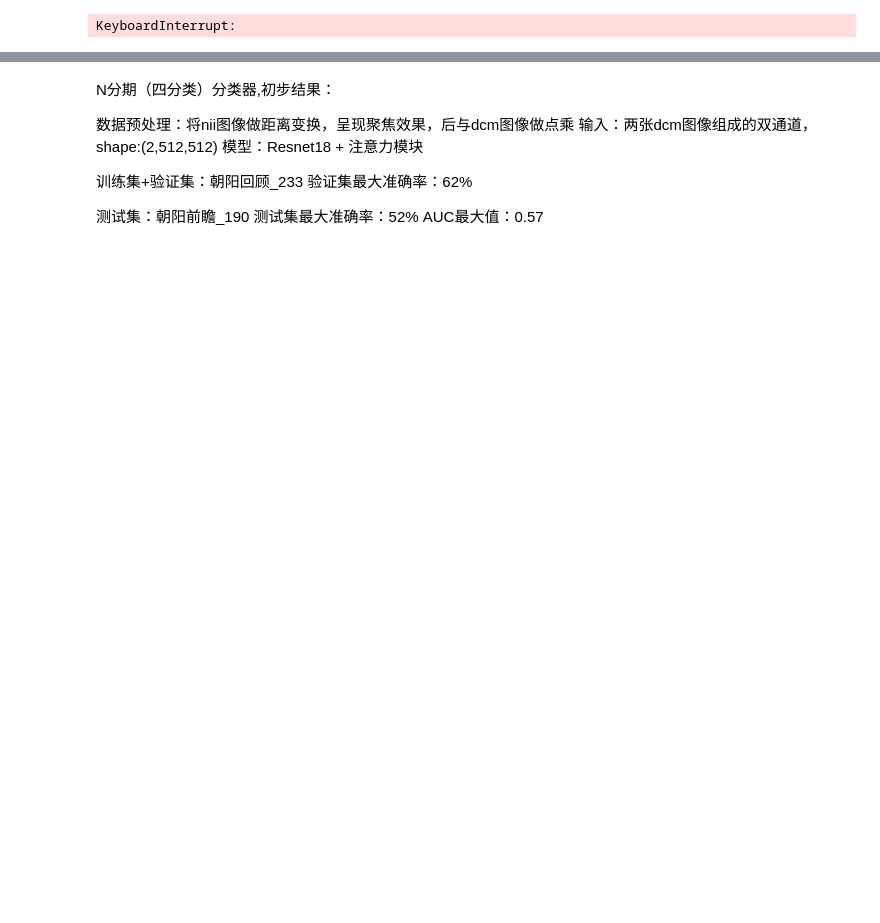
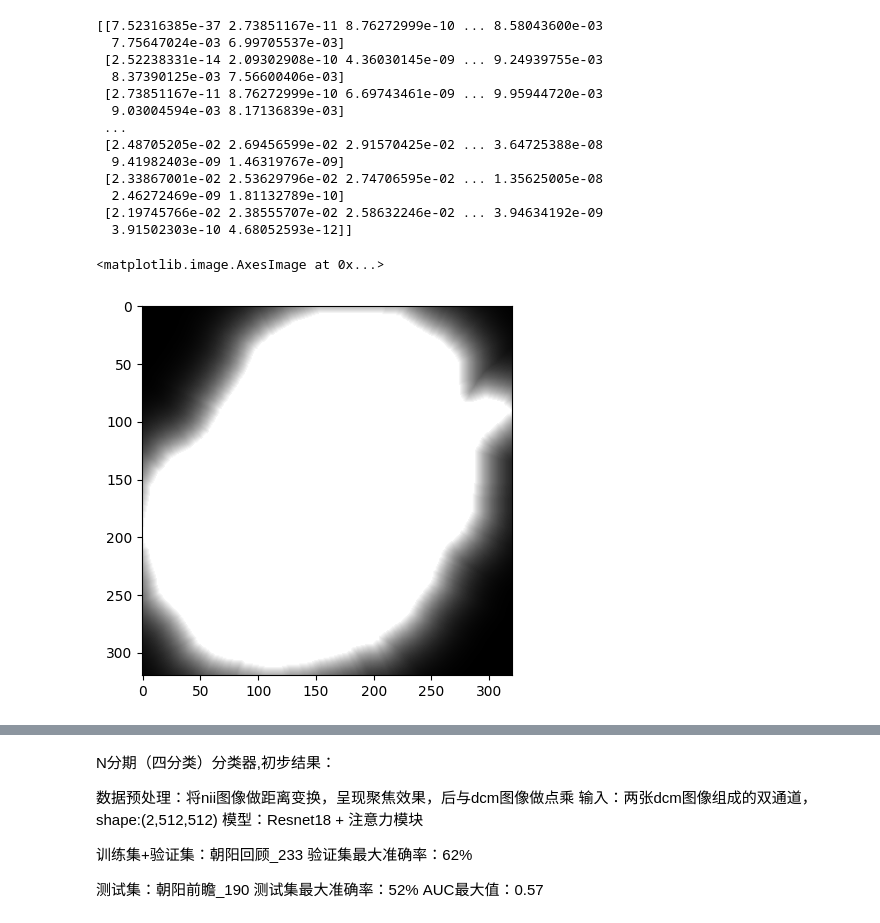
Before and after one commit to Gouy2/mam_gland, a Jupyter notebook: train.ipynb, the cells around one changed output, grey strips where cells are left out. Drawn from its saved outputs; the diff is of its cells as text; code cells hidden in the pictures; blank space fills up the shorter version.

```diff
--- a/train.ipynb
+++ b/train.ipynb
@@ -10,35 +24,51 @@ print(labels_df.head())
 # %%
 import os
 import importlib
-import load_img
+import module.load_img
 
-importlib.reload(load_img)
+importlib.reload(module.load_img)
 
-from load_img import load_dcm, load_nii
+from module.load_img import load_dcm, load_nii
 
 # dir = "./data/chaoyang_huigu/BAILIANDI RCC"
 dir = "./data/chaoyang_huigu/BAILIANDI RMLO"
 
-img_nib ,_,_= load_nii(os.path.join(dir, "1.nii.gz"))
-print(img_nib.shape)
+# img_nib ,_,_= load_nii(os.path.join(dir, "1.nii.gz"))
+img_nib,_,_= load_nii(os.path.join(dir, "1.nii.gz"))
+# print(img_nib.shape)
 print(img_nib)
 # #查看img_nib中最大值，以及他的位置
 # print(np.max(img_nib))
 # print(np.where(img_nib == np.max(img_nib)))
 
 # img_dcm = pydicom.dcmread(os.path.join(dir, "ser97311img00002.dcm"))
 img_dcm = load_dcm(os.path.join(dir, "ser97311img00001.dcm"))
 # print(img_dcm.shape)
 # print(img_dcm)
 
 # # 查看 DICOM 图像
 import matplotlib.pyplot as plt
-# plt.imshow(img_dcm, cmap='gray')
+
+plt.imshow(img_dcm, cmap='gray')
 # plt.savefig("./image/test20.png")
 
-plt.imshow(img_nib, cmap='gray')
+# plt.imshow(img_nib, cmap='gray')
 # %% [output]
-KeyboardInterrupt:
+[[7.52316385e-37 2.73851167e-11 8.76272999e-10 ... 8.58043600e-03
+  7.75647024e-03 6.99705537e-03]
+ [2.52238331e-14 2.09302908e-10 4.36030145e-09 ... 9.24939755e-03
+  8.37390125e-03 7.56600406e-03]
+ [2.73851167e-11 8.76272999e-10 6.69743461e-09 ... 9.95944720e-03
+  9.03004594e-03 8.17136839e-03]
+ ...
+ [2.48705205e-02 2.69456599e-02 2.91570425e-02 ... 3.64725388e-08
+  9.41982403e-09 1.46319767e-09]
+ [2.33867001e-02 2.53629796e-02 2.74706595e-02 ... 1.35625005e-08
+  2.46272469e-09 1.81132789e-10]
+ [2.19745766e-02 2.38555707e-02 2.58632246e-02 ... 3.94634192e-09
+  3.91502303e-10 4.68052593e-12]]
+<matplotlib.image.AxesImage at 0x...>
+[figure, added]
 # %%
 import os
 import glob
```
Also changed, not shown: parts of 2 cells of this notebook, 3 other files.
